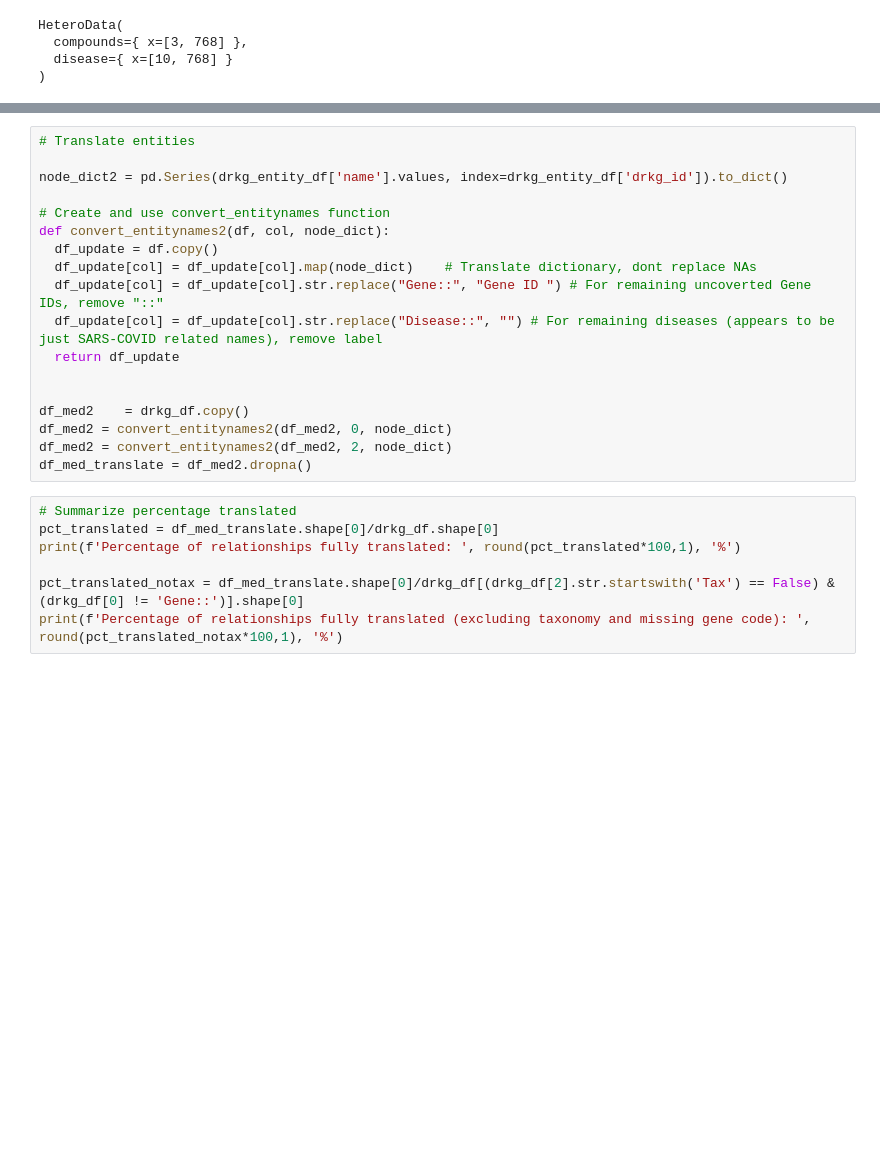
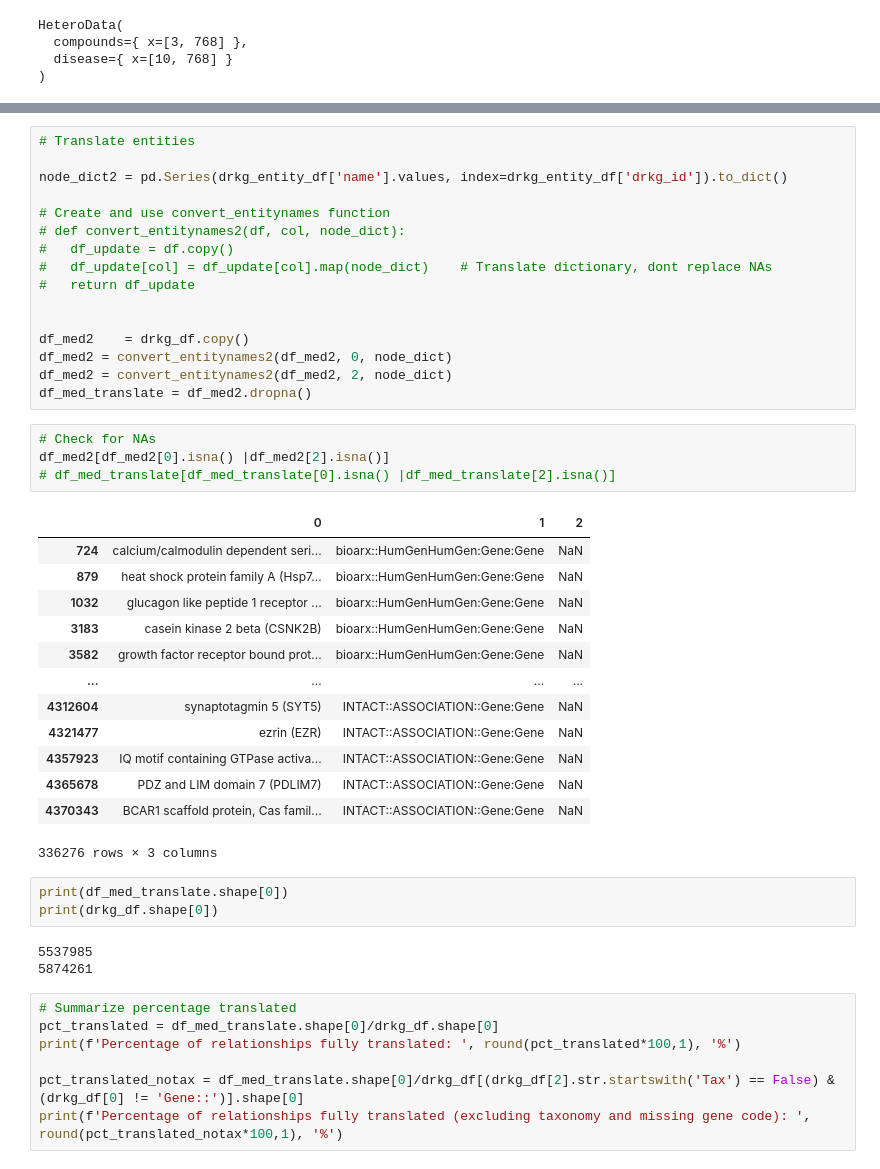
Before and after one commit to Ale9806/SIMPLLM, a Jupyter notebook: DEVELOPER - DRKG_mapping_with_BiolinkBERT copy.ipynb, the cells around one changed output, grey strips where cells are left out. Drawn from its saved outputs; the diff is of its cells as text; blank space fills up the shorter version.

Commit message:
Update DRKG translation and embedding functions

```diff
--- a/DEVELOPER - DRKG_mapping_with_BiolinkBERT copy.ipynb
+++ b/DEVELOPER - DRKG_mapping_with_BiolinkBERT copy.ipynb
@@ -387,18 +387,40 @@ print(drkg_entity_df.shape[0], drkg_unmatched.shape[0])
 node_dict2 = pd.Series(drkg_entity_df['name'].values, index=drkg_entity_df['drkg_id']).to_dict()
 
 # Create and use convert_entitynames function
-def convert_entitynames2(df, col, node_dict):
-  df_update = df.copy()
-  df_update[col] = df_update[col].map(node_dict)    # Translate dictionary, dont replace NAs
-  df_update[col] = df_update[col].str.replace("Gene::", "Gene ID ") # For remaining uncoverted Gene IDs, remove "::"
-  df_update[col] = df_update[col].str.replace("Disease::", "") # For remaining diseases (appears to be just SARS-COVID related names), remove label
-  return df_update
+# def convert_entitynames2(df, col, node_dict):
+#   df_update = df.copy()
+#   df_update[col] = df_update[col].map(node_dict)    # Translate dictionary, dont replace NAs
+#   return df_update
 
 
 df_med2    = drkg_df.copy()
 df_med2 = convert_entitynames2(df_med2, 0, node_dict)
 df_med2 = convert_entitynames2(df_med2, 2, node_dict)
 df_med_translate = df_med2.dropna()
+# %%
+# Check for NAs
+df_med2[df_med2[0].isna() |df_med2[2].isna()]
+# df_med_translate[df_med_translate[0].isna() |df_med_translate[2].isna()]
+# %% [output]
+|  | 0 | 1 | 2 |
+| 724 | calcium/calmodulin dependent seri... | bioarx::HumGenHumGen:Gene:Gene | NaN |
+| 879 | heat shock protein family A (Hsp7... | bioarx::HumGenHumGen:Gene:Gene | NaN |
+| 1032 | glucagon like peptide 1 receptor ... | bioarx::HumGenHumGen:Gene:Gene | NaN |
+| 3183 | casein kinase 2 beta (CSNK2B) | bioarx::HumGenHumGen:Gene:Gene | NaN |
+| 3582 | growth factor receptor bound prot... | bioarx::HumGenHumGen:Gene:Gene | NaN |
+| ... | ... | ... | ... |
+| 4312604 | synaptotagmin 5 (SYT5) | INTACT::ASSOCIATION::Gene:Gene | NaN |
+| 4321477 | ezrin (EZR) | INTACT::ASSOCIATION::Gene:Gene | NaN |
+| 4357923 | IQ motif containing GTPase activa... | INTACT::ASSOCIATION::Gene:Gene | NaN |
+| 4365678 | PDZ and LIM domain 7 (PDLIM7) | INTACT::ASSOCIATION::Gene:Gene | NaN |
+| 4370343 | BCAR1 scaffold protein, Cas famil... | INTACT::ASSOCIATION::Gene:Gene | NaN |
+336276 rows × 3 columns
+# %%
+print(df_med_translate.shape[0])
+print(drkg_df.shape[0])
+# %% [output]
+5537985
+5874261
 # %%
 # Summarize percentage translated
 pct_translated = df_med_translate.shape[0]/drkg_df.shape[0]
```
Also changed, not shown: parts of 5 cells of this notebook, 2 other files.
